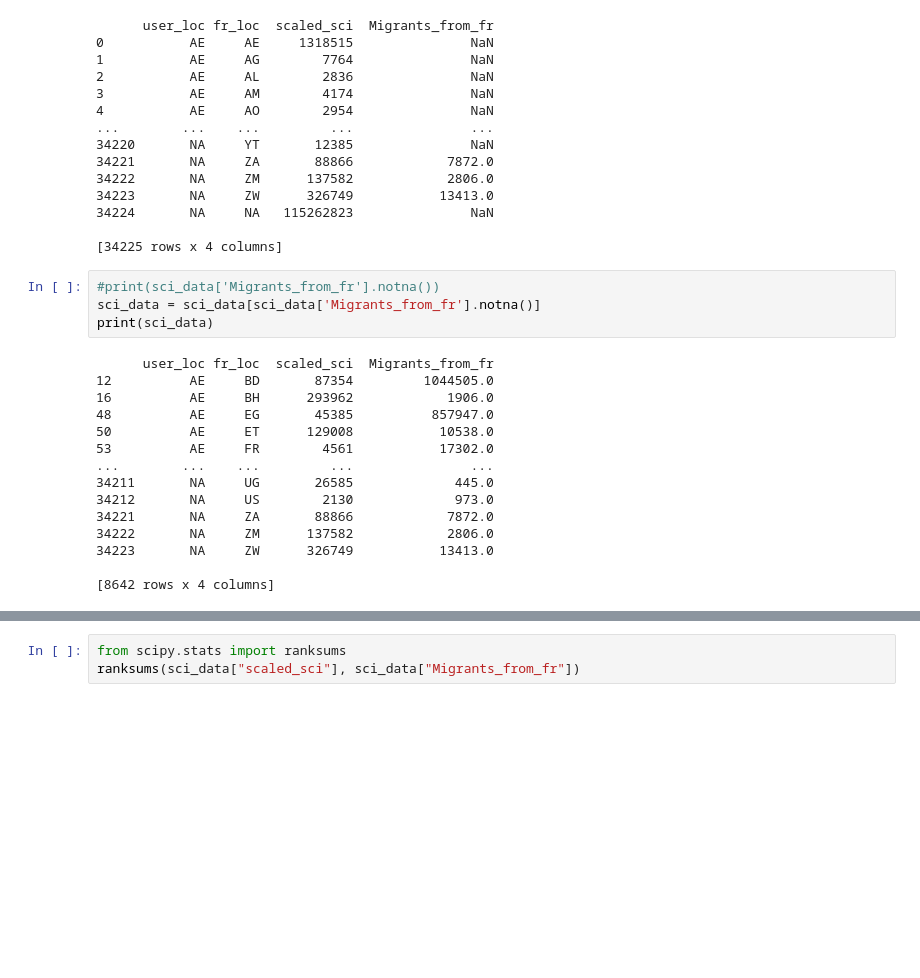
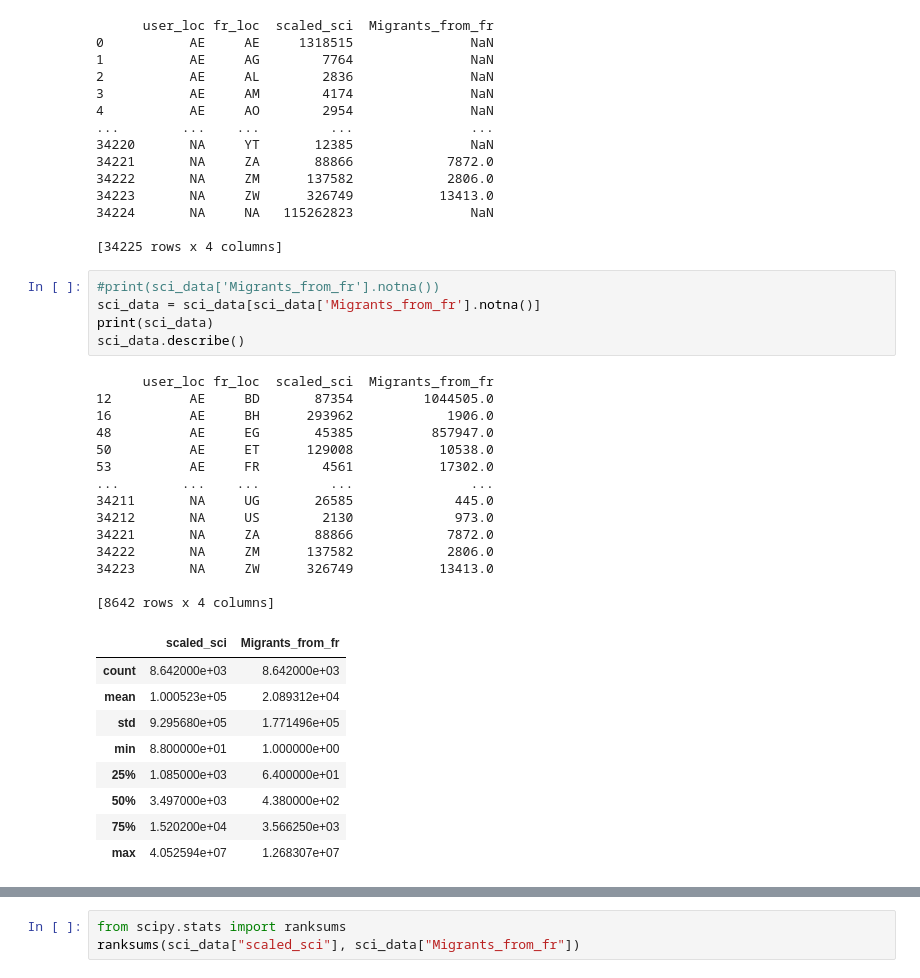
Before and after one commit to jonahdf/social-connectedness, a Jupyter notebook: correlation_migration.ipynb, the cells around one changed output, grey strips where cells are left out. Drawn from its saved outputs; the diff is of its cells as text; blank space fills up the shorter version.

```diff
--- a/correlation_migration.ipynb
+++ b/correlation_migration.ipynb
@@ -23,22 +23,32 @@ print(sci_data)
 # %%
 #print(sci_data['Migrants_from_fr'].notna())
 sci_data = sci_data[sci_data['Migrants_from_fr'].notna()]
 print(sci_data)
+sci_data.describe()
 # %% [output]
       user_loc fr_loc  scaled_sci  Migrants_from_fr
 12          AE     BD       87354         1044505.0
 16          AE     BH      293962            1906.0
 48          AE     EG       45385          857947.0
 50          AE     ET      129008           10538.0
 53          AE     FR        4561           17302.0
 ...        ...    ...         ...               ...
 34211       NA     UG       26585             445.0
 34212       NA     US        2130             973.0
 34221       NA     ZA       88866            7872.0
 34222       NA     ZM      137582            2806.0
 34223       NA     ZW      326749           13413.0
 
 [8642 rows x 4 columns]
+|  | scaled_sci | Migrants_from_fr |
+| count | 8.642000e+03 | 8.642000e+03 |
+| mean | 1.000523e+05 | 2.089312e+04 |
+| std | 9.295680e+05 | 1.771496e+05 |
+| min | 8.800000e+01 | 1.000000e+00 |
+| 25% | 1.085000e+03 | 6.400000e+01 |
+| 50% | 3.497000e+03 | 4.380000e+02 |
+| 75% | 1.520200e+04 | 3.566250e+03 |
+| max | 4.052594e+07 | 1.268307e+07 |
 # %%
 import math
 sci_data['scaled_sci'] = pd.to_numeric(sci_data['scaled_sci'], errors='coerce')
```
Also changed, not shown: parts of 1 cell of this notebook, 1 other file.
